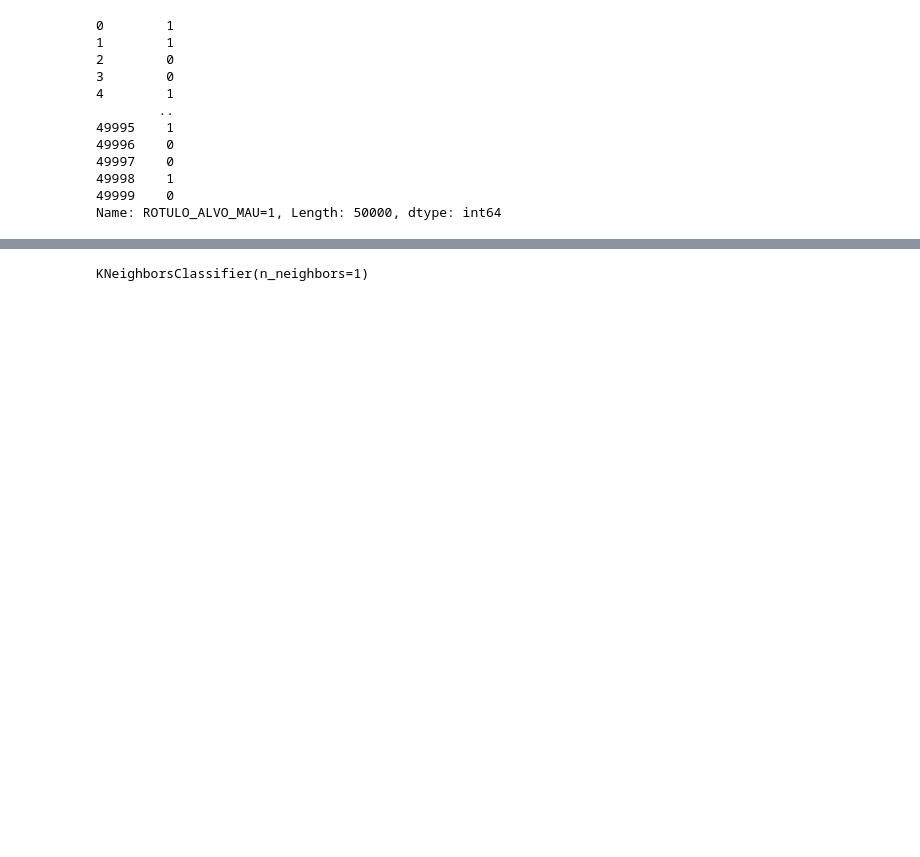
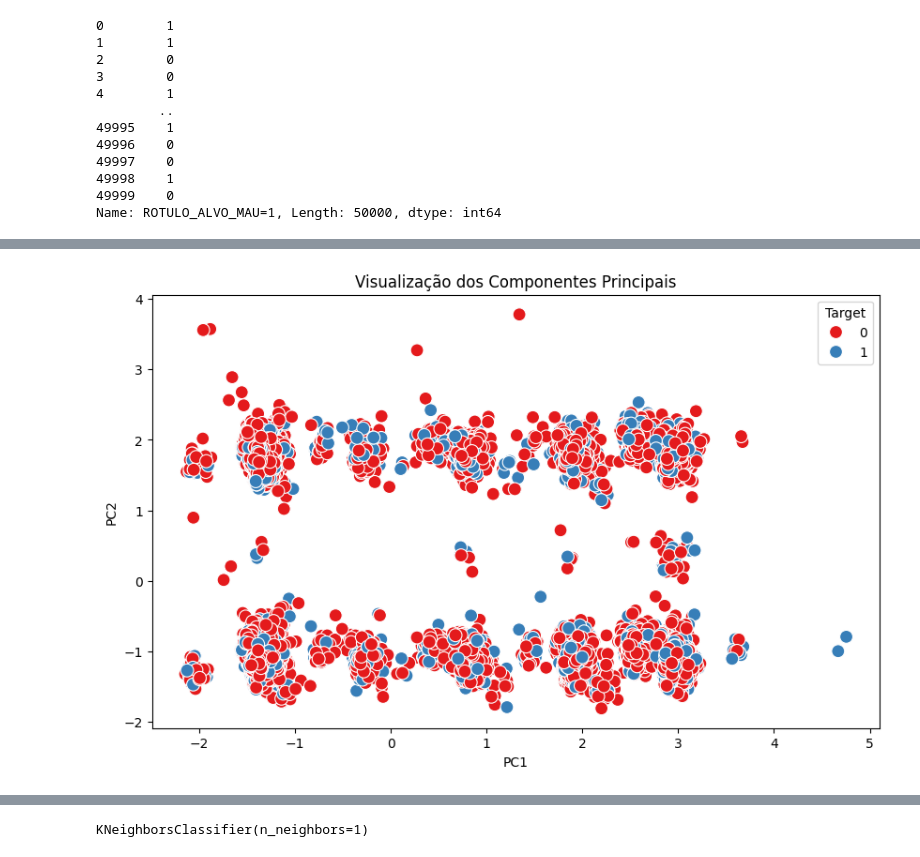
Before and after one commit to RodrigodeFeo/8DTS, a Jupyter notebook: FE_Trabalho_Integrado_RM351578.ipynb, the cells around one changed output, grey strips where cells are left out. Saved outputs shown, nothing was run; the diff lists cells and outputs as text; code cells hidden in the pictures; blank space fills up the shorter version.

```diff
--- a/FE_Trabalho_Integrado_RM351578.ipynb
+++ b/FE_Trabalho_Integrado_RM351578.ipynb
@@ -858,0 +901,10 @@ Name: ROTULO_ALVO_MAU=1, Length: 50000, dtype: int64
+# %%
+# Visualizar os componentes principais
+plt.figure(figsize=(10, 6))
+sns.scatterplot(data=df, x='PC1', y='PC2', hue='Target', palette='Set1', s=100)
+plt.title('Visualização dos Componentes Principais')
+plt.xlabel('PC1')
+plt.ylabel('PC2')
+plt.show()
+# %% [output]
+[figure, added]
```
Also changed, not shown: parts of 61 cells of this notebook.
